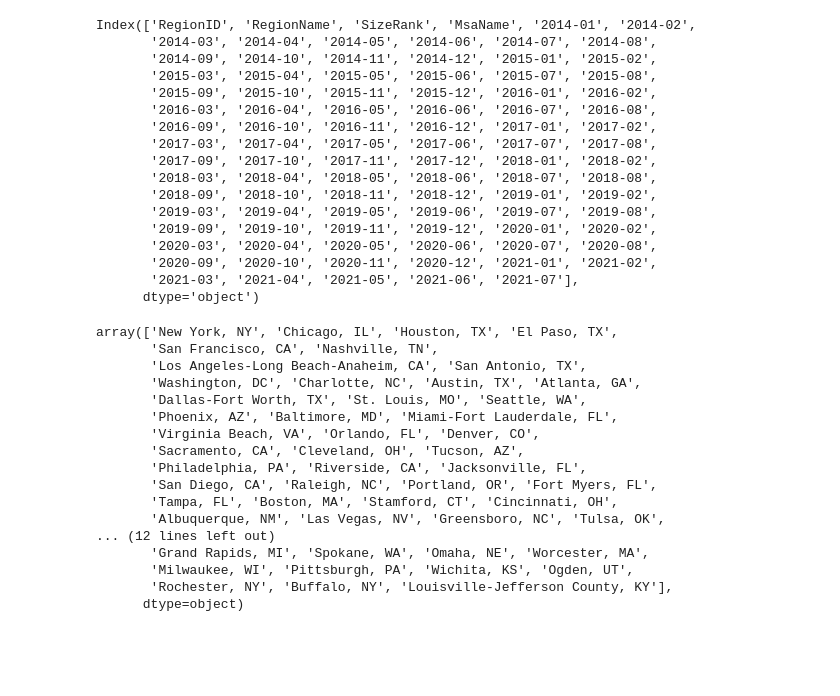
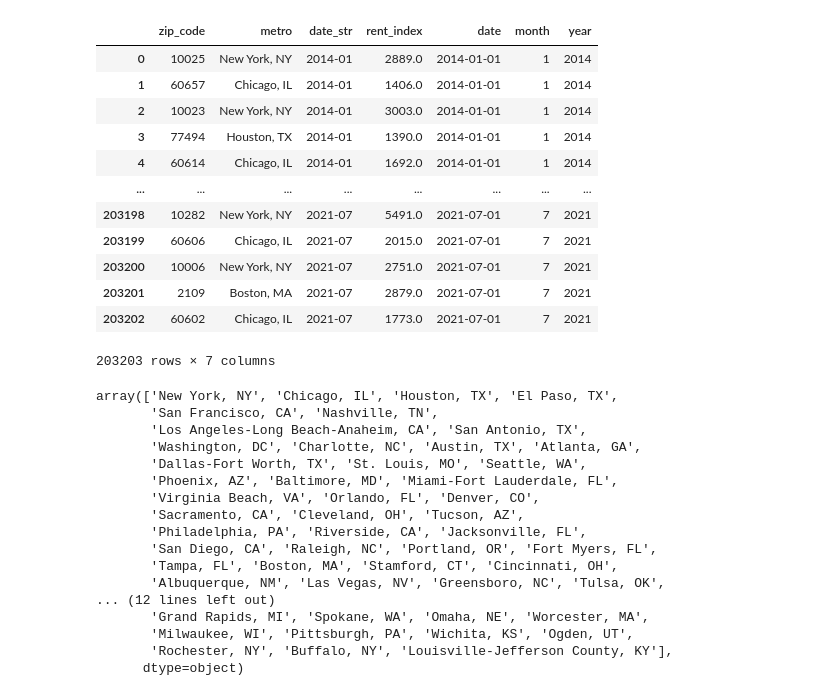
Before and after one commit to HaydenWarren/zri-forecast, a Jupyter notebook: hayden/theme_building.ipynb, the cells around one changed output. Drawn from its saved outputs; the diff is of its cells as text; code cells hidden in the pictures; blank space fills up the shorter version.

```diff
--- a/hayden/theme_building.ipynb
+++ b/hayden/theme_building.ipynb
@@ -25,24 +21,4 @@ blacks = ['#212121']
 # %%
 zori = pd.read_csv('zori.csv')
-# %%
-zori.columns
-# %% [output]
-Index(['RegionID', 'RegionName', 'SizeRank', 'MsaName', '2014-01', '2014-02',
-       '2014-03', '2014-04', '2014-05', '2014-06', '2014-07', '2014-08',
-       '2014-09', '2014-10', '2014-11', '2014-12', '2015-01', '2015-02',
-       '2015-03', '2015-04', '2015-05', '2015-06', '2015-07', '2015-08',
-       '2015-09', '2015-10', '2015-11', '2015-12', '2016-01', '2016-02',
-       '2016-03', '2016-04', '2016-05', '2016-06', '2016-07', '2016-08',
-       '2016-09', '2016-10', '2016-11', '2016-12', '2017-01', '2017-02',
-       '2017-03', '2017-04', '2017-05', '2017-06', '2017-07', '2017-08',
-       '2017-09', '2017-10', '2017-11', '2017-12', '2018-01', '2018-02',
-       '2018-03', '2018-04', '2018-05', '2018-06', '2018-07', '2018-08',
-       '2018-09', '2018-10', '2018-11', '2018-12', '2019-01', '2019-02',
-       '2019-03', '2019-04', '2019-05', '2019-06', '2019-07', '2019-08',
-       '2019-09', '2019-10', '2019-11', '2019-12', '2020-01', '2020-02',
-       '2020-03', '2020-04', '2020-05', '2020-06', '2020-07', '2020-08',
-       '2020-09', '2020-10', '2020-11', '2020-12', '2021-01', '2021-02',
-       '2021-03', '2021-04', '2021-05', '2021-06', '2021-07'],
-      dtype='object')
 # %%
 zori_time = pd.melt(zori,
@@ -68 +50,17 @@ zori_time = pd.melt(zori,
+# %%
+zori_time
+# %% [output]
+|  | zip_code | metro | date_str | rent_index | date | month | year |
+| 0 | 10025 | New York, NY | 2014-01 | 2889.0 | 2014-01-01 | 1 | 2014 |
+| 1 | 60657 | Chicago, IL | 2014-01 | 1406.0 | 2014-01-01 | 1 | 2014 |
+| 2 | 10023 | New York, NY | 2014-01 | 3003.0 | 2014-01-01 | 1 | 2014 |
+| 3 | 77494 | Houston, TX | 2014-01 | 1390.0 | 2014-01-01 | 1 | 2014 |
+| 4 | 60614 | Chicago, IL | 2014-01 | 1692.0 | 2014-01-01 | 1 | 2014 |
+| ... | ... | ... | ... | ... | ... | ... | ... |
+| 203198 | 10282 | New York, NY | 2021-07 | 5491.0 | 2021-07-01 | 7 | 2021 |
+| 203199 | 60606 | Chicago, IL | 2021-07 | 2015.0 | 2021-07-01 | 7 | 2021 |
+| 203200 | 10006 | New York, NY | 2021-07 | 2751.0 | 2021-07-01 | 7 | 2021 |
+| 203201 | 2109 | Boston, MA | 2021-07 | 2879.0 | 2021-07-01 | 7 | 2021 |
+| 203202 | 60602 | Chicago, IL | 2021-07 | 1773.0 | 2021-07-01 | 7 | 2021 |
+203203 rows × 7 columns
 # %%
```
Also changed, not shown: parts of 8 cells of this notebook, 1 other file.
